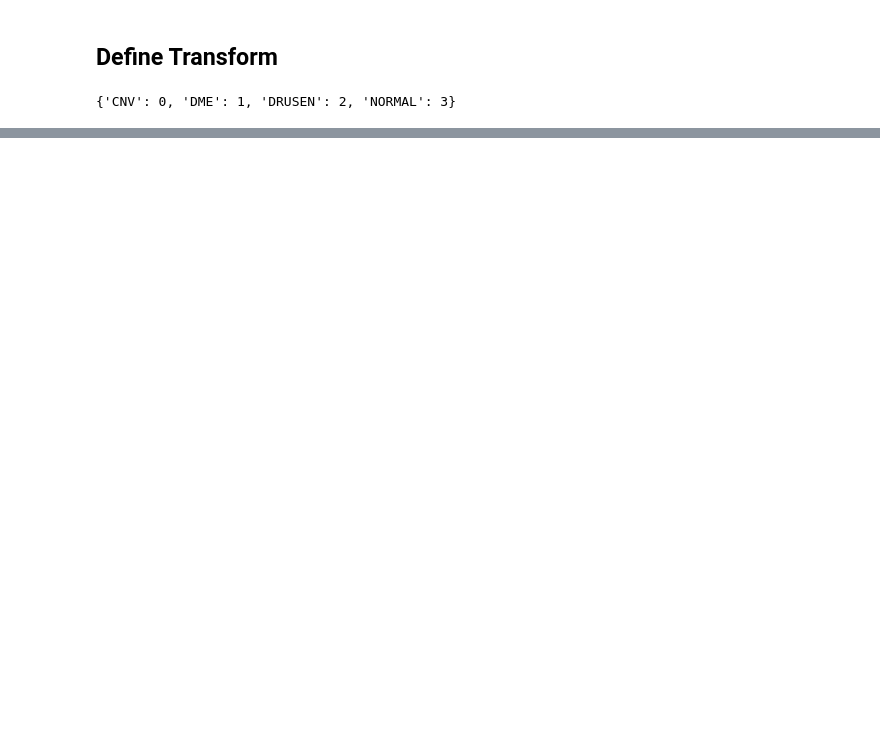
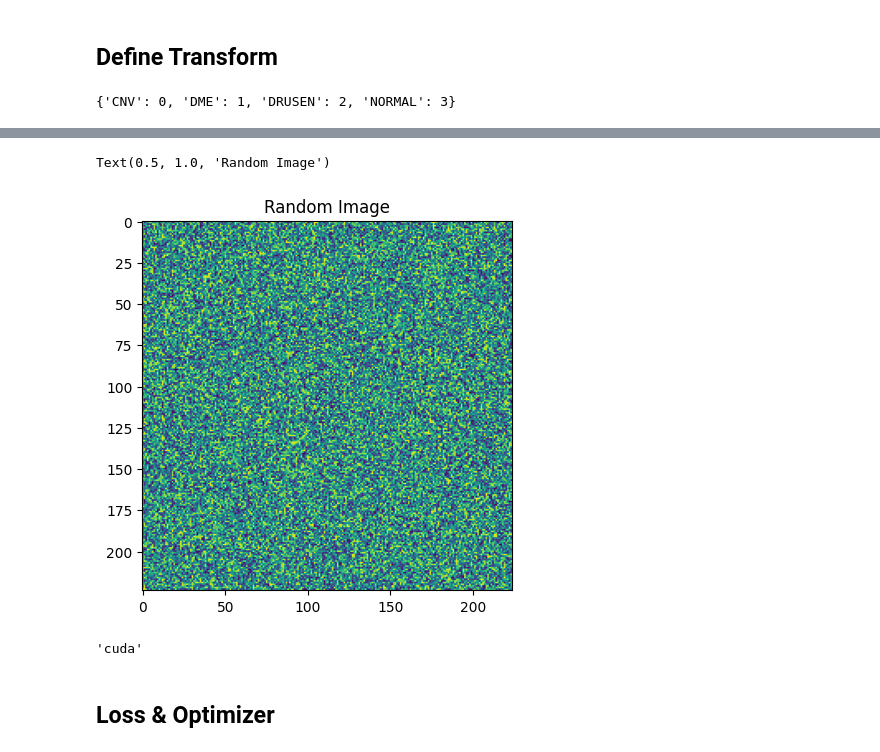
Before and after one commit to Zahidlab/OCT-classifier, a Jupyter notebook: OCT_classifier.ipynb, the cells around one changed output, grey strips where cells are left out. Drawn from its saved outputs; the diff is of its cells as text; code cells hidden in the pictures; blank space fills up the shorter version.

```diff
--- a/OCT_classifier.ipynb
+++ b/OCT_classifier.ipynb
@@ -47,6 +54,7 @@ Drive already mounted at /content/drive; to attempt to forcibly remount, call dr
 # %% [markdown]
 ## Define Transform
 # %%
+IMG_SIZE = 224
 trans = transforms.Compose([
     transforms.Grayscale(num_output_channels=1),
     transforms.Resize((224,224)),
@@ -334,0 +238,3 @@ def train_step(model: torch.nn.Module,
+# %%
+demo_x = torch.rand([1,1,IMG_SIZE,IMG_SIZE]).to(device)
+oct_model(demo_x)
@@ -334,0 +267,12 @@ def train_step(model: torch.nn.Module,
+# %%
+plt.imshow(demo_x[0].squeeze().to("cpu"))
+plt.title("Random Image")
+# %% [output]
+Text(0.5, 1.0, 'Random Image')
+[figure, added]
+# %%
+device
+# %% [output]
+'cuda'
+# %% [markdown]
+## Loss & Optimizer
```
Also changed, not shown: parts of 56 cells of this notebook.
